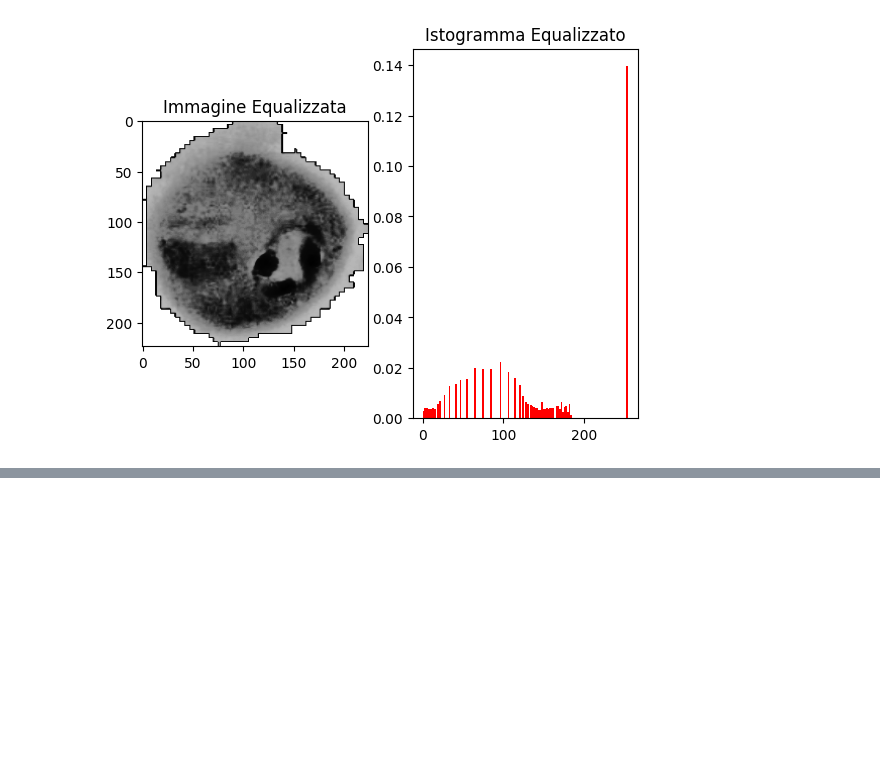
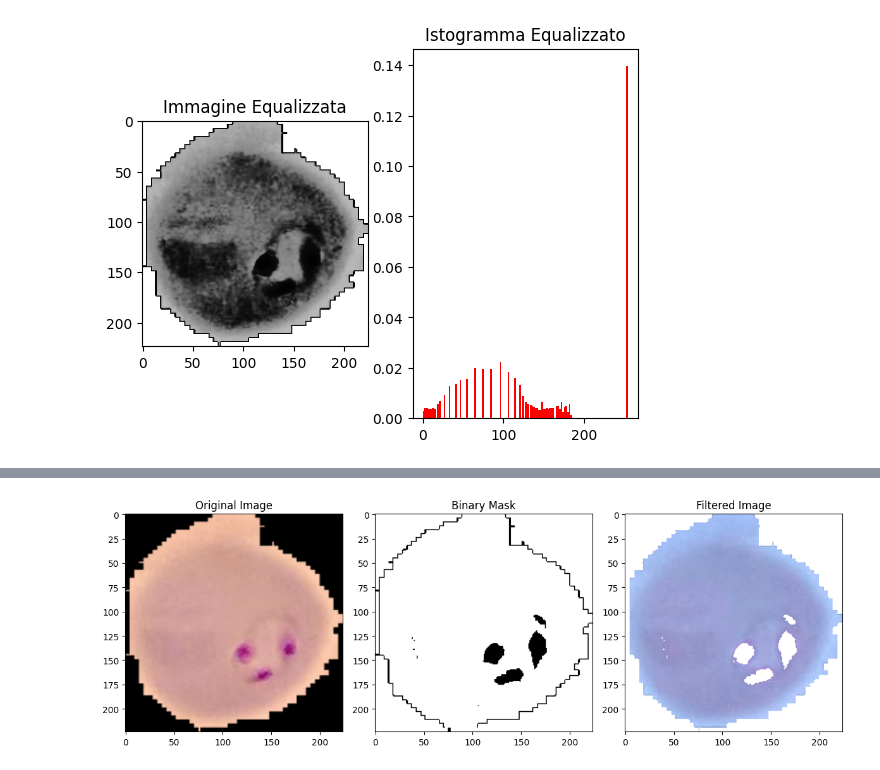
Before and after one commit to GiuuGpEEp/TerzoAnnoUni, a Jupyter notebook: FESI/Progetto/ProvaNotebook.ipynb, the cells around one changed output, grey strips where cells are left out. Drawn from its saved outputs; the diff is of its cells as text; code cells hidden in the pictures; blank space fills up the shorter version.

```diff
--- a/FESI/Progetto/ProvaNotebook.ipynb
+++ b/FESI/Progetto/ProvaNotebook.ipynb
@@ -115,0 +163,42 @@ plt.show()
+# %%
+#Ho creato una seconda maschera --> la applico all'immagine originale
+img = cv2.imread('FESI/Progetto/malaria/malaria/parasite (1).png', cv2.IMREAD_UNCHANGED)
+img_resized = cv2.resize(img, (224, 224))
+
+
+mask = (cv2.bitwise_not(thresh)) > 0
+
+imgSegmented = img_resized.copy()
+
+# 3. Sostituisci le aree corrispondenti alla maschera
+# Esempio: Riempire le aree con un colore uniforme (ad es. bianco)
+imgSegmented[mask] = [255, 255, 255]  # Sostituisci con il colore desiderato (qui bianco)
+
+# Creo una maschera per rilevare il contenuto non nero
+_, mask = cv2.threshold(img_gray, 10, 255, cv2.THRESH_BINARY)
+
+# Sostituisci lo sfondo nero con bianco
+imgSegmented_rgba = cv2.cvtColor(imgSegmented, cv2.COLOR_BGR2RGBA)
+
+result = imgSegmented_rgba.copy()
+result[mask == 0] = [255,255,255,0]
+
+
+# Visualizza i risultati
+plt.figure(figsize=(12, 6))
+plt.subplot(1, 3, 1)
+plt.title("Original Image")
+plt.imshow(cv2.cvtColor(img_resized, cv2.COLOR_BGR2RGB))
+
+plt.subplot(1, 3, 2)
+plt.title("Binary Mask")
+plt.imshow(segmented, cmap="gray")
+
+plt.subplot(1, 3, 3)
+plt.title("Filtered Image")
+plt.imshow(cv2.cvtColor(result, cv2.COLOR_BGR2RGB))
+
+plt.tight_layout()
+plt.show()
+# %% [output]
+[figure, added]
```
Also changed, not shown: parts of 5 cells of this notebook, 1 other file.
